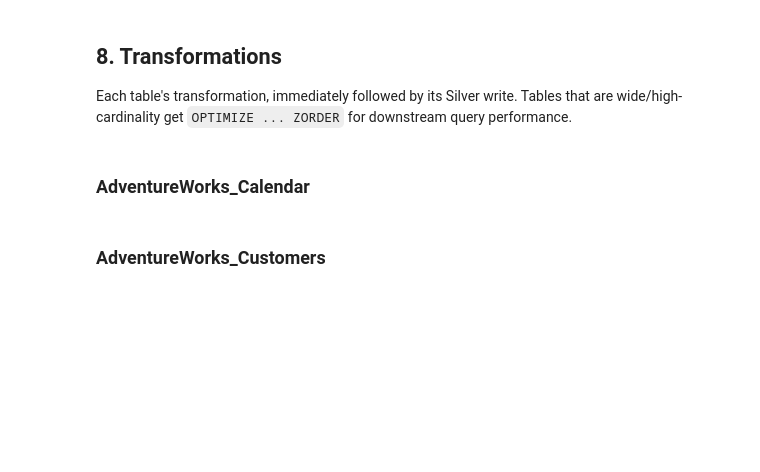
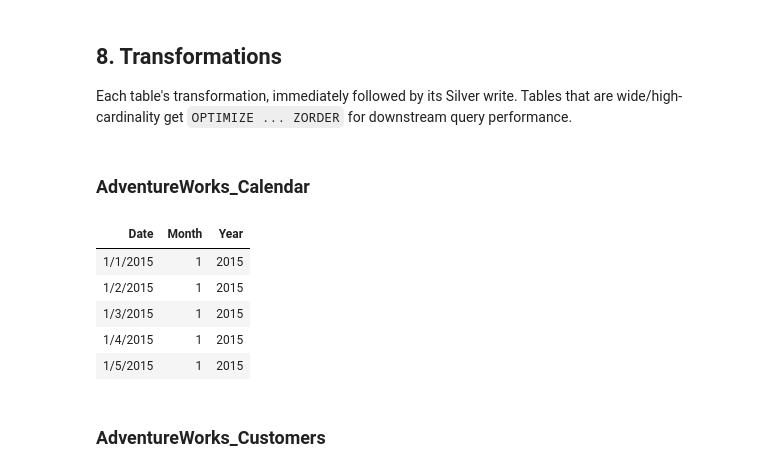
Before and after one commit to shoaibahmed9922/data-engineering, a Jupyter notebook: de-projects/adventure-works/azure-databricks-notebook/Data_Transformations_Bronze_to_Silver_Enhanced.ipynb, the cells around one changed output. Cells and saved outputs as stored; diff of their text form; code cells hidden in the pictures; blank space fills up the shorter version.

```diff
--- a/de-projects/adventure-works/azure-databricks-notebook/Data_Transformations_Bronze_to_Silver_Enhanced.ipynb
+++ b/de-projects/adventure-works/azure-databricks-notebook/Data_Transformations_Bronze_to_Silver_Enhanced.ipynb
@@ -60,6 +60,15 @@ details into business logic. Using **widgets** (parameterization) + a
 **secret scope** for credentials lets the same notebook run unchanged across
 dev/test/prod and be safely scheduled as a job.
 # %%
+from pyspark.sql import DataFrame
+from pyspark.sql.functions import *
+from pyspark.sql.types import *
+import logging
+
+# ---- Logging (replaces scattered display()/print() debugging) -------------
+logging.basicConfig(level=logging.INFO, format="%(asctime)s | %(levelname)s | %(message)s")
+logger = logging.getLogger("bronze_to_silver")
+
 dbutils.widgets.text("storage_account", "shoaibadlsdev", "ADLS Storage Account")
 dbutils.widgets.text("bronze_container", "bronze", "Bronze Container")
 dbutils.widgets.text("silver_container", "silver", "Silver Container")
@@ -69,7 +78,7 @@ BRONZE_CONTAINER  = dbutils.widgets.get("bronze_container")
 SILVER_CONTAINER  = dbutils.widgets.get("silver_container")
 
 BRONZE_PATH = f"abfss://{BRONZE_CONTAINER}@{STORAGE_ACCOUNT}.dfs.core.windows.net"
-SILVER_PATH = f"abfss://{SILVER_CONTAINER}@{STORAGE_ACCOUNT}.dfs.core.windows.net"
+SILVER_PATH = f"abfss://{SILVER_CONTAINER}@{STORAGE_ACCOUNT}.dfs.core.windows.net/optimized"
 
 # Auth: prefer a secret-scope-backed service principal / SAS over notebook-level
 # credentials baked into paths. Uncomment and adapt to your workspace's scope:
@@ -291,10 +312,17 @@ Each table's transformation, immediately followed by its Silver write. Tables th
 # %% [markdown]
 ### AdventureWorks_Calendar
 # %%
-df_cal = df_cal.withColumn("Month", month(col("Date"))) \
-               .withColumn("Year", year(col("Date")))
+df_cal = df_cal.withColumn("Month", month(to_date(col("Date"), "M/d/yyyy"))) \
+               .withColumn("Year", year(to_date(col("Date"), "M/d/yyyy")))
 
 display(df_cal.limit(5))
+# %% [output]
+| Date | Month | Year |
+| 1/1/2015 | 1 | 2015 |
+| 1/2/2015 | 1 | 2015 |
+| 1/3/2015 | 1 | 2015 |
+| 1/4/2015 | 1 | 2015 |
+| 1/5/2015 | 1 | 2015 |
 # %%
 # Small dimension table — partitioning would create excessive small files, so we
 # write it as a single unpartitioned Delta table.
```
Also changed, not shown: parts of 12 cells of this notebook.
